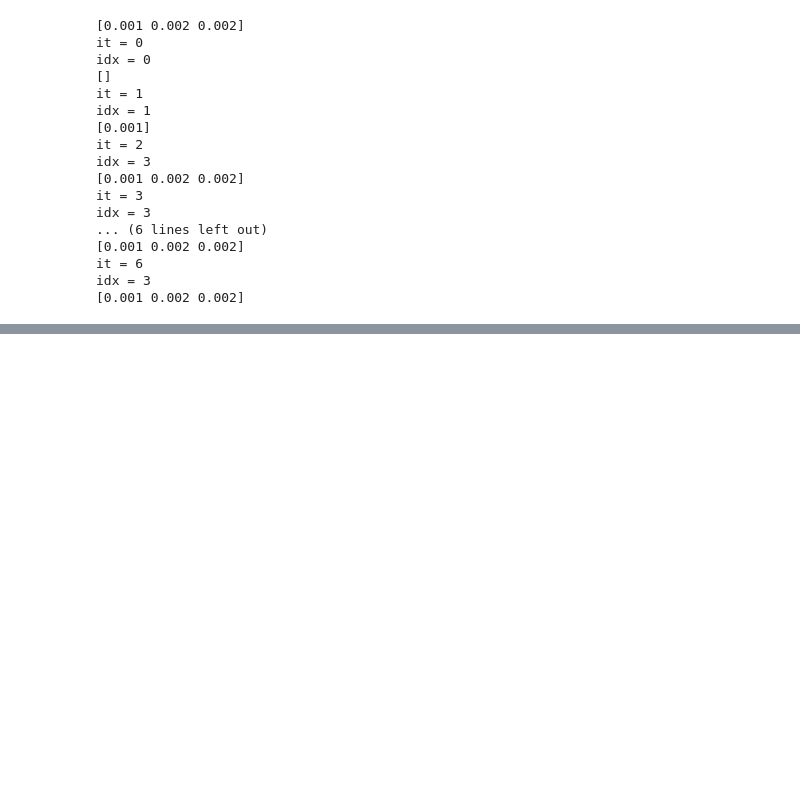
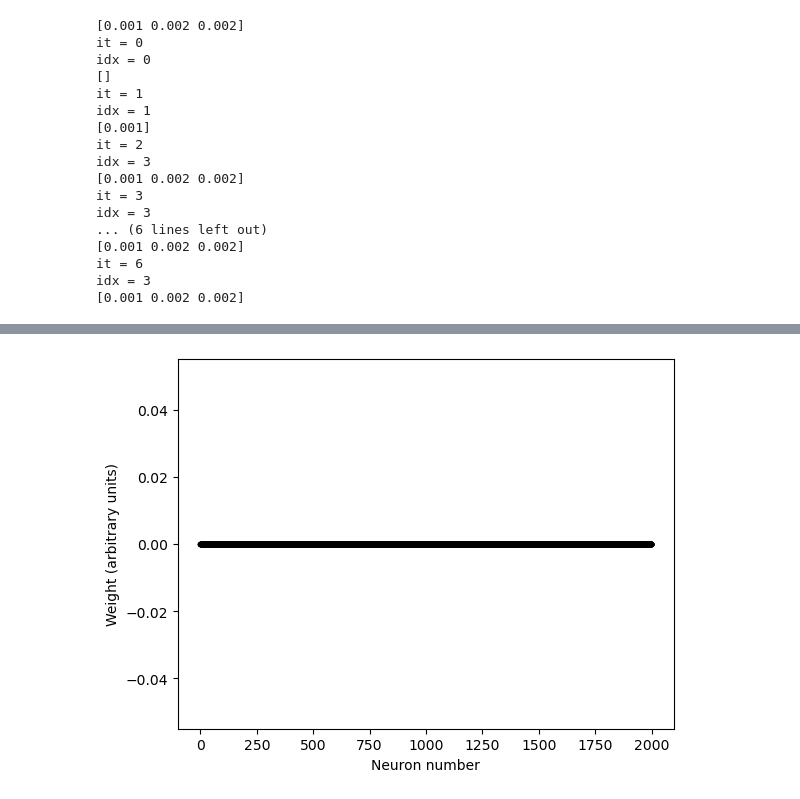
Before and after one commit to mehranfaraji/STDP-Finds-Start-of-Patterns, a Jupyter notebook: dev.ipynb, the cells around one changed output, grey strips where cells are left out. Saved outputs shown, nothing was run; the diff lists cells and outputs as text; code cells hidden in the pictures; blank space fills up the shorter version.

```diff
--- a/dev.ipynb
+++ b/dev.ipynb
@@ -1061,0 +1070,33 @@ idx = 3
+# %%
+def get_weights(M, N, initial_val):
+    """
+    M: number of presynaptic neurons
+    N: # postsynaptic neurons
+    """
+    weight = np.ones((M,N)) * initial_val
+    return weight
+# %%
+dt = 0.001
+
+N = 3
+threshold = 500
+reset = 0
+refractory = dt
+tau_m = 0.010
+tau_s = 0.0025
+K1 = 2
+K2 = 4
+window_time= 7 * 0.010, # Maximum time [second] to ignore inputs before it by kernels
+train_mode= True
+
+
+w_max = 1
+w_min = 0
+A_pre = 0.3125
+B = 0.03
+A_post = - A_pre * B
+tau_pre=0.0268
+# tau_post=0.0337
+tau_post=0.00107
+
+# weight_example = get_weights(M=2000, N=N, initial_val=0.475)
@@ -1061,0 +1184,9 @@ idx = 3
+# %%
+# active_ration = np.sum(weight>0.7)/ len(weight) * 100
+# print(f'active neuron ration (w > 0.7): {active_ration:.1f}%')
+plt.plot(np.arange(len(weight_example)), synapse.w, '.k')
+plt.xlabel('Neuron number')
+plt.ylabel('Weight (arbitrary units)')
+plt.show()
+# %% [output]
+[figure, added]
```
Also changed, not shown: parts of 11 cells of this notebook, 1 other file.
